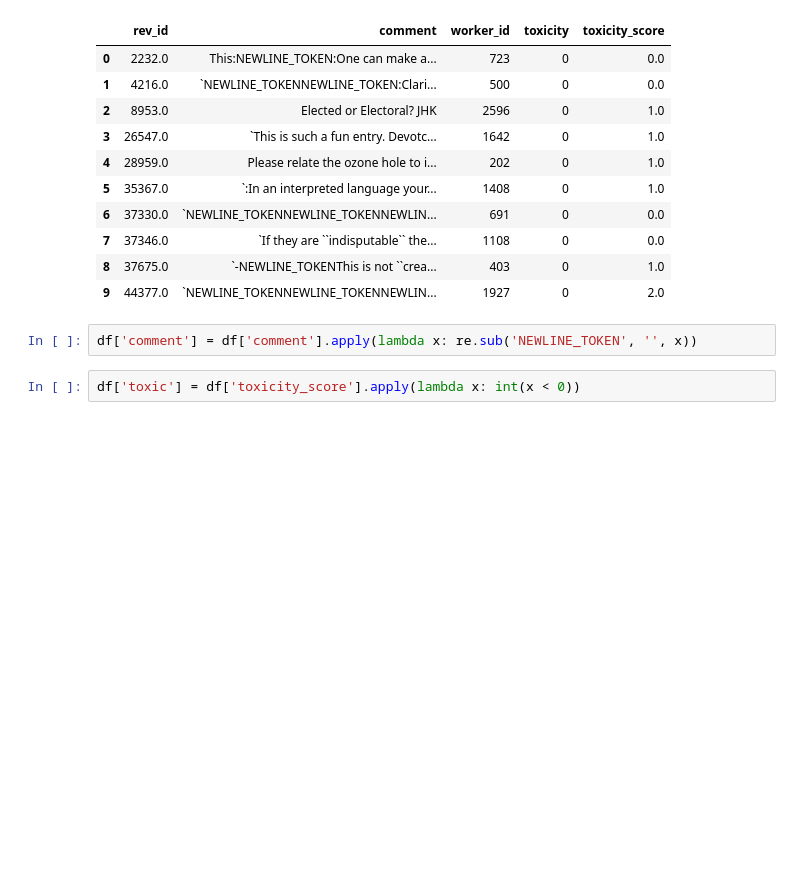
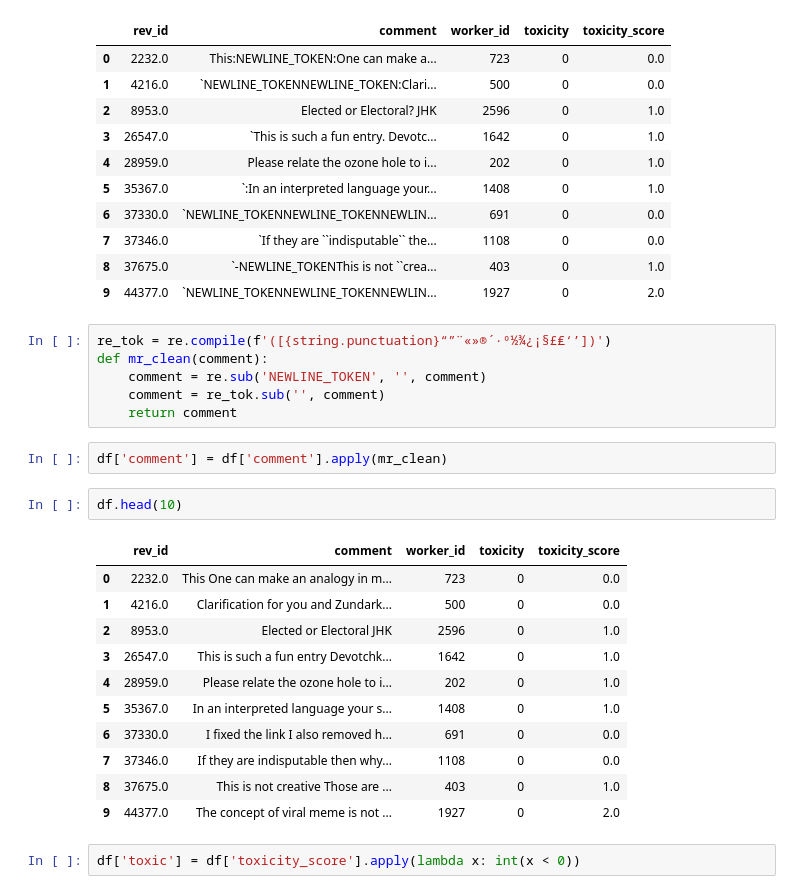
Before and after one commit to ifahim/nlp, a Jupyter notebook: Word2Vec-Large-Set.ipynb, the cells around one changed output. Drawn from its saved outputs; the diff is of its cells as text; blank space fills up the shorter version.

```diff
--- a/Word2Vec-Large-Set.ipynb
+++ b/Word2Vec-Large-Set.ipynb
@@ -111,8 +110,28 @@ df.head(10)
 | 7 | 37346.0 | `If they are ``indisputable`` the... | 1108 | 0 | 0.0 |
 | 8 | 37675.0 | `-NEWLINE_TOKENThis is not ``crea... | 403 | 0 | 1.0 |
 | 9 | 44377.0 | `NEWLINE_TOKENNEWLINE_TOKENNEWLIN... | 1927 | 0 | 2.0 |
+# %%
+re_tok = re.compile(f'([{string.punctuation}“”¨«»®´·º½¾¿¡§£₤‘’])')
+def mr_clean(comment):
+    comment = re.sub('NEWLINE_TOKEN', '', comment)
+    comment = re_tok.sub('', comment)
+    return comment
 # %%
-df['comment'] = df['comment'].apply(lambda x: re.sub('NEWLINE_TOKEN', '', x))
+df['comment'] = df['comment'].apply(mr_clean)
+# %%
+df.head(10)
+# %% [output]
+|  | rev_id | comment | worker_id | toxicity | toxicity_score |
+| 0 | 2232.0 | This One can make an analogy in m... | 723 | 0 | 0.0 |
+| 1 | 4216.0 | Clarification for you and Zundark... | 500 | 0 | 0.0 |
+| 2 | 8953.0 | Elected or Electoral JHK | 2596 | 0 | 1.0 |
+| 3 | 26547.0 | This is such a fun entry Devotchk... | 1642 | 0 | 1.0 |
+| 4 | 28959.0 | Please relate the ozone hole to i... | 202 | 0 | 1.0 |
+| 5 | 35367.0 | In an interpreted language your s... | 1408 | 0 | 1.0 |
+| 6 | 37330.0 | I fixed the link I also removed h... | 691 | 0 | 0.0 |
+| 7 | 37346.0 | If they are indisputable then why... | 1108 | 0 | 0.0 |
+| 8 | 37675.0 | This is not creative Those are ... | 403 | 0 | 1.0 |
+| 9 | 44377.0 | The concept of viral meme is not ... | 1927 | 0 | 2.0 |
 # %%
 df['toxic'] = df['toxicity_score'].apply(lambda x: int(x < 0))
 # %%
```
Also changed, not shown: parts of 25 cells of this notebook.
